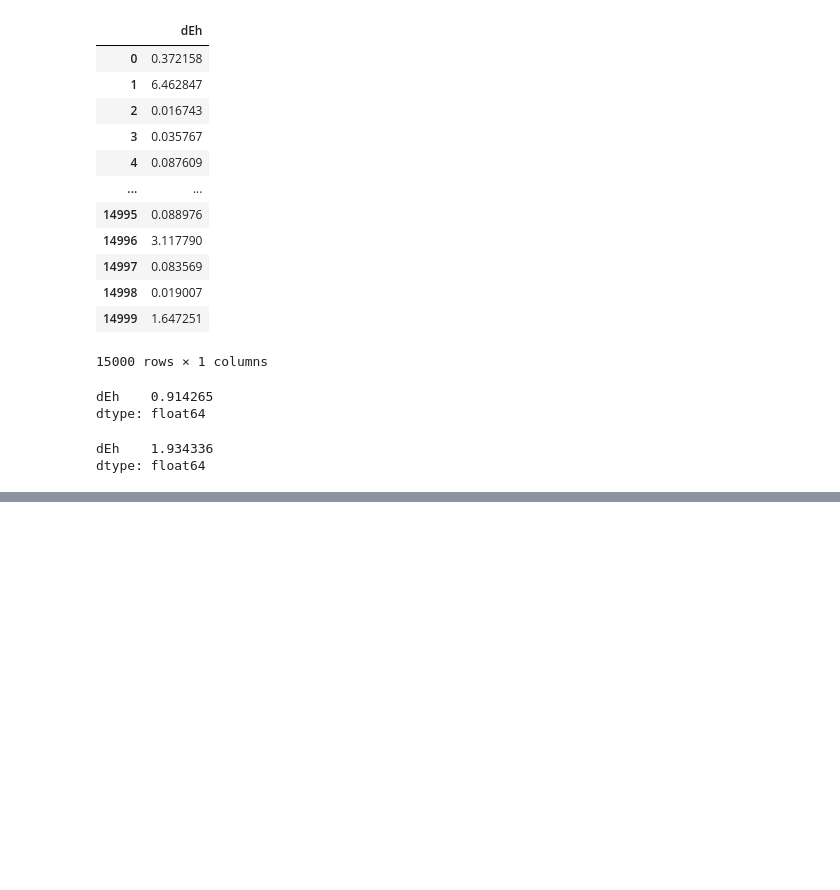
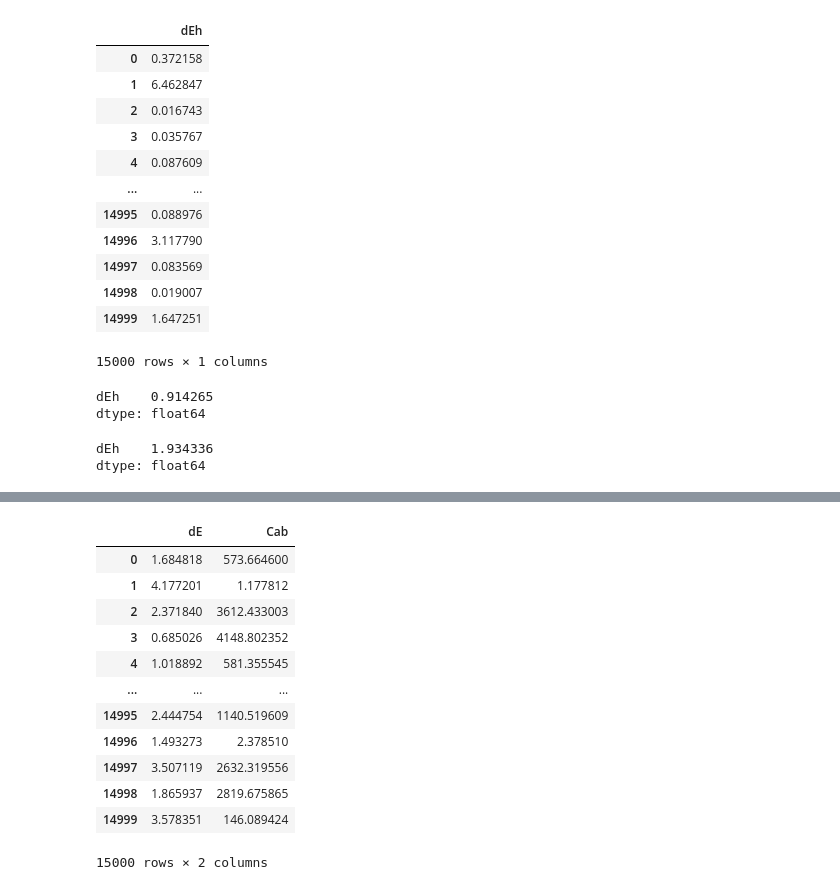
Before and after one commit to Locker-SSAFY/colorPOOL, a Jupyter notebook: data/preprocessing_python/데이터전처리.ipynb, the cells around one changed output, grey strips where cells are left out. Saved outputs shown, nothing was run; the diff lists cells and outputs as text; code cells hidden in the pictures; blank space fills up the shorter version.

Commit message:
feat : Adjust quantization interval | S03P22A303-63

```diff
--- a/data/preprocessing_python/데이터전처리.ipynb
+++ b/data/preprocessing_python/데이터전처리.ipynb
@@ -251,0 +272,53 @@ dtype: float64
+# %%
+# quantize
+
+def quant2(x):
+    if x % 3 == 0:
+        return int(x)
+    else:
+        return int(int((x + 3) / 3) * 3)
+
+quant2_l = []
+quant2_a = []
+quant2_b = []
+
+for i in range(len(lab)):
+    quant2_l.append(quant2(lab.L[i]))
+    quant2_a.append(quant2(lab.a[i]))
+    quant2_b.append(quant2(lab.b[i]))
+# %%
+quant2_lab = pd.DataFrame({"L" : quant2_l, "a" : quant2_a, "b": quant2_b})
+quant2_lab
+quant2_lab.to_csv('gdrive/My Drive/colorPOOL/kulerData/quantize.csv')
+# %%
+dE = []
+
+for i in range(len(lab)):
+    previous = [lab.L[i], lab.a[i], lab.b[i]]
+    next = [quant2_lab.L[i], quant2_lab.a[i], quant2_lab.b[i],]
+
+    de = colour.delta_E(previous, next, method='CIE 2000')
+    dE.append(de)
+# %%
+cab = []
+
+for i in range(len(lab)):
+    cal = (lab.a[i] ** 2 + lab.b[i] ** 2) ** 1/2
+    cab.append(cal)
+# %%
+tmp = pd.DataFrame({"dE": dE, "Cab" : cab})
+tmp
+# %% [output]
+|  | dE | Cab |
+| 0 | 1.684818 | 573.664600 |
+| 1 | 4.177201 | 1.177812 |
+| 2 | 2.371840 | 3612.433003 |
+| 3 | 0.685026 | 4148.802352 |
+| 4 | 1.018892 | 581.355545 |
+| ... | ... | ... |
+| 14995 | 2.444754 | 1140.519609 |
+| 14996 | 1.493273 | 2.378510 |
+| 14997 | 3.507119 | 2632.319556 |
+| 14998 | 1.865937 | 2819.675865 |
+| 14999 | 3.578351 | 146.089424 |
+15000 rows × 2 columns
```
Also changed, not shown: parts of 11 cells of this notebook.
